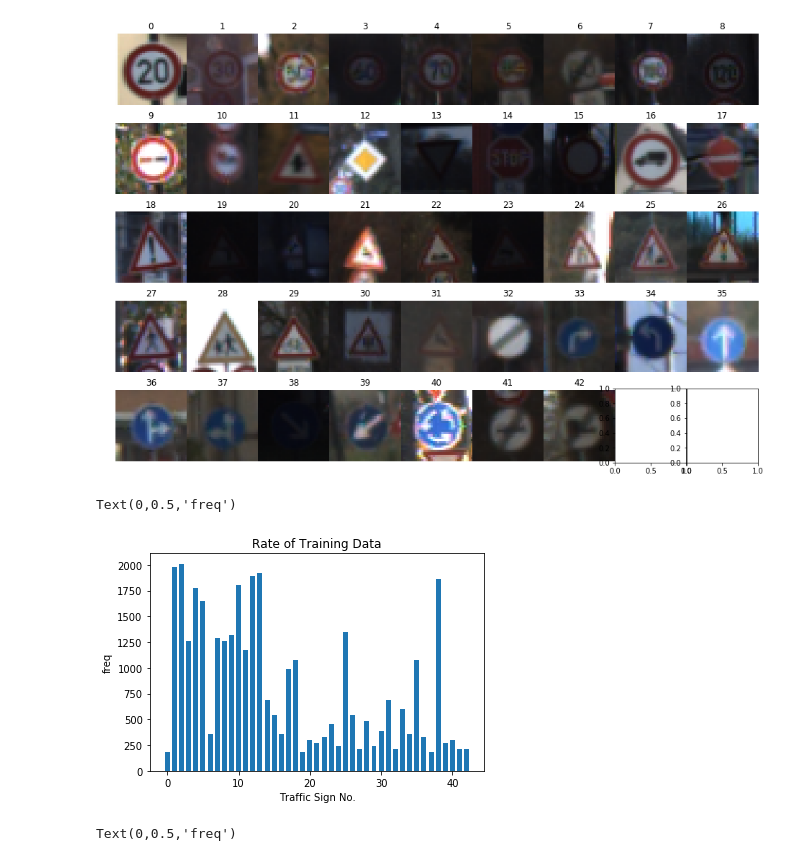
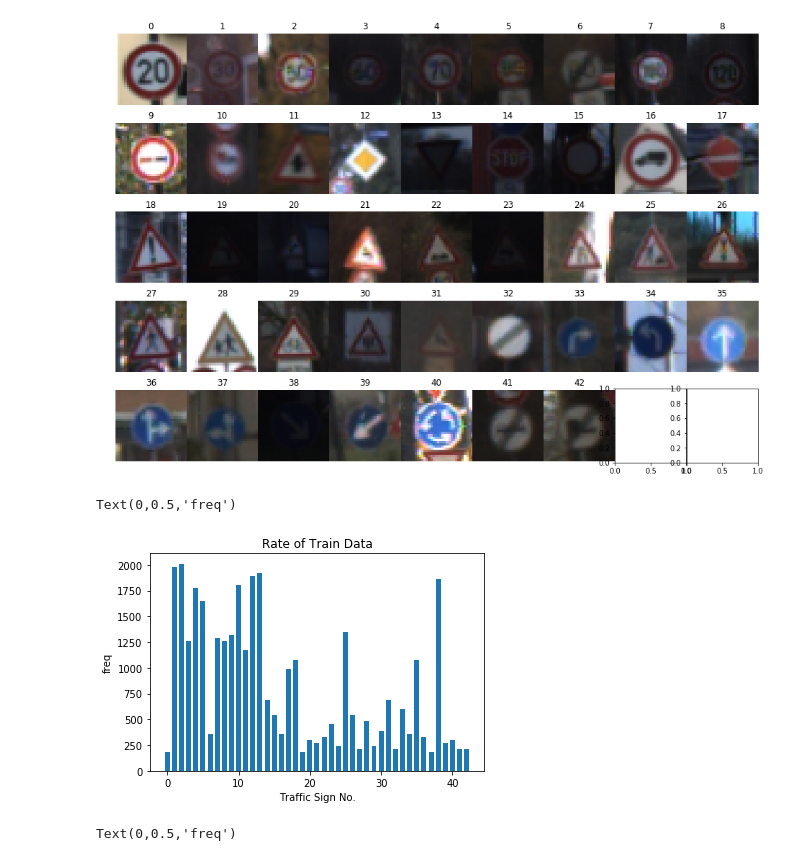
Before and after one commit to soyaoki/CarND-Traffic-Sign-Classifier, a Jupyter notebook: Traffic_Sign_Classifier.ipynb, the cells around one changed output. Cells and saved outputs as stored; diff of their text form; code cells hidden in the pictures.

```diff
--- a/Traffic_Sign_Classifier.ipynb
+++ b/Traffic_Sign_Classifier.ipynb
@@ -125,14 +126,15 @@ for i in range(n_classes):
 # %% [output]
 [figure]
 # %%
+# Distribution of classes in the training
 fig = plt.figure()
 ax = fig.add_subplot(1,1,1)
 
 ax.hist(y_train, bins=range(0,n_classes+1,1), align='left', rwidth=0.7)
-ax.set_title('Rate of Training Data')
+ax.set_title('Rate of Train Data')
 ax.set_xlabel('Traffic Sign No.')
 ax.set_ylabel('freq')
 # %% [output]
 Text(0,0.5,'freq')
-[figure, old version]
+[figure, new version]
 # %%
```
Also changed, not shown: parts of 26 cells of this notebook, 21 other files.
